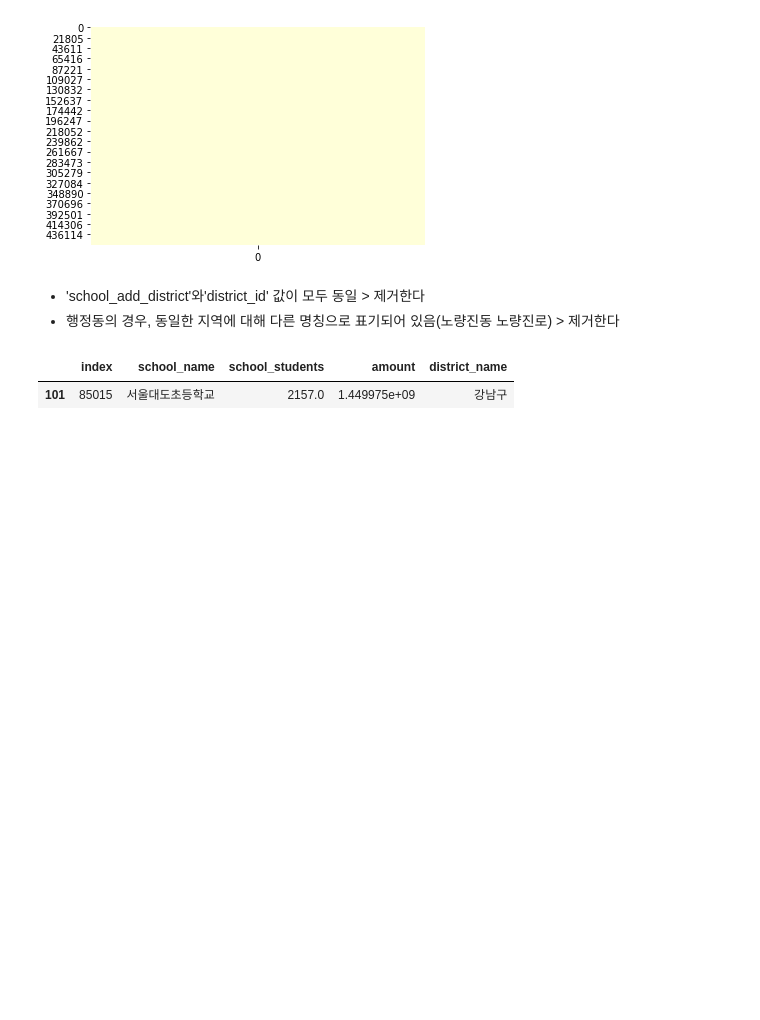
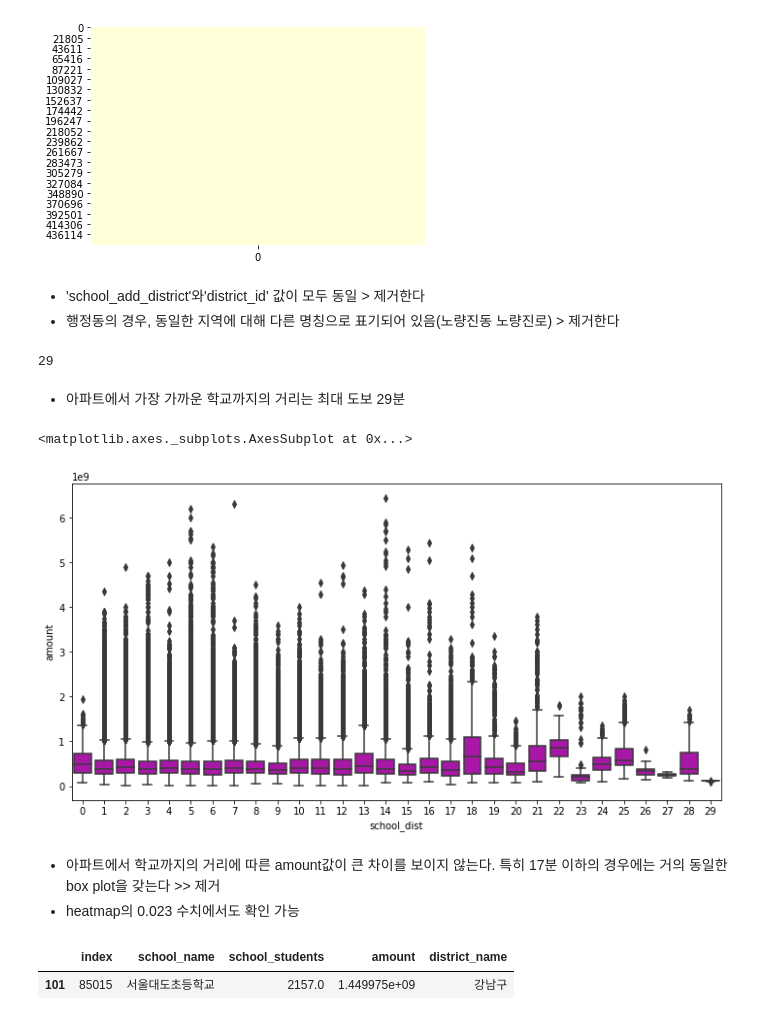
Before and after one commit to whoareyouwhoami/ProjectCasa, a Jupyter notebook: EDA/EDA_version1.ipynb, the cells around one changed output. Drawn from its saved outputs; the diff is of its cells as text; code cells hidden in the pictures; blank space fills up the shorter version.

```diff
--- a/EDA/EDA_version1.ipynb
+++ b/EDA/EDA_version1.ipynb
@@ -169,6 +177,24 @@ sns.heatmap(a,cbar=False, cmap="YlGnBu")
 # %% [markdown]
 - 'school_add_district'와'district_id' 값이 모두 동일 > 제거한다
 - 행정동의 경우, 동일한 지역에 대해 다른 명칭으로 표기되어 있음(노량진동 노량진로) > 제거한다
+# %%
+df['school_dist'].max()
+# %% [output]
+29
+# %% [markdown]
+- 아파트에서 가장 가까운 학교까지의 거리는 최대 도보 29분
+# %%
+figure,ax1 = plt.subplots()
+figure.set_size_inches(12,6)
+
+sns.boxplot(x="school_dist",y="amount",data=df,color="m",ax=ax1)
+# %% [output]
+<matplotlib.axes._subplots.AxesSubplot at 0x...>
+[figure, added]
+# %% [markdown]
+- 아파트에서 학교까지의 거리에 따른 amount값이 큰 차이를 보이지 않는다. 특히 17분 이하의 경우에는 거의 동일한 box plot을 갖는다 >>
+제거
+- heatmap의 0.023 수치에서도 확인 가능
 # %%
 ind = df[df['school_name']=='서울가산초등학교'].index
 df2 = df.drop(ind)
```
Also changed, not shown: parts of 16 cells of this notebook.
